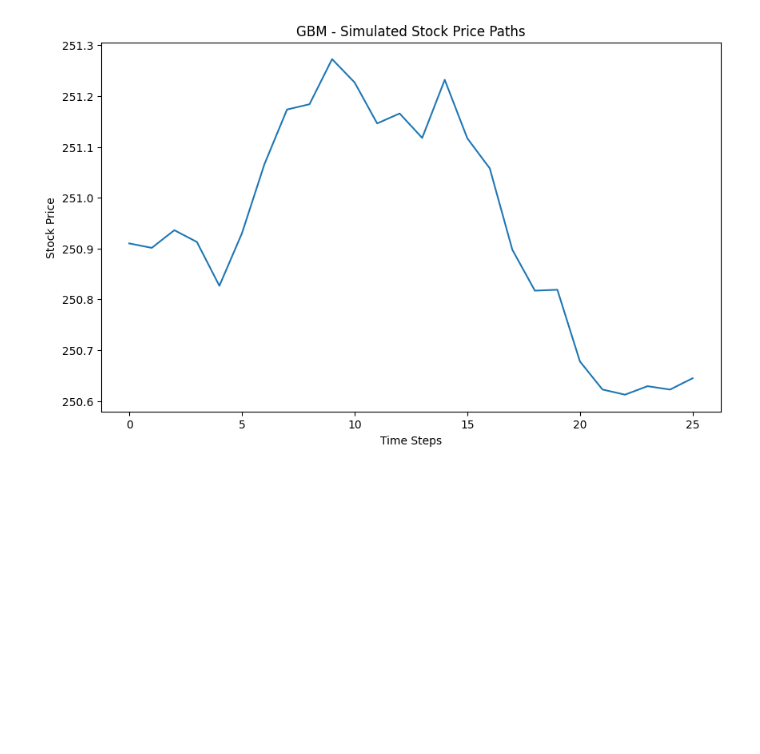
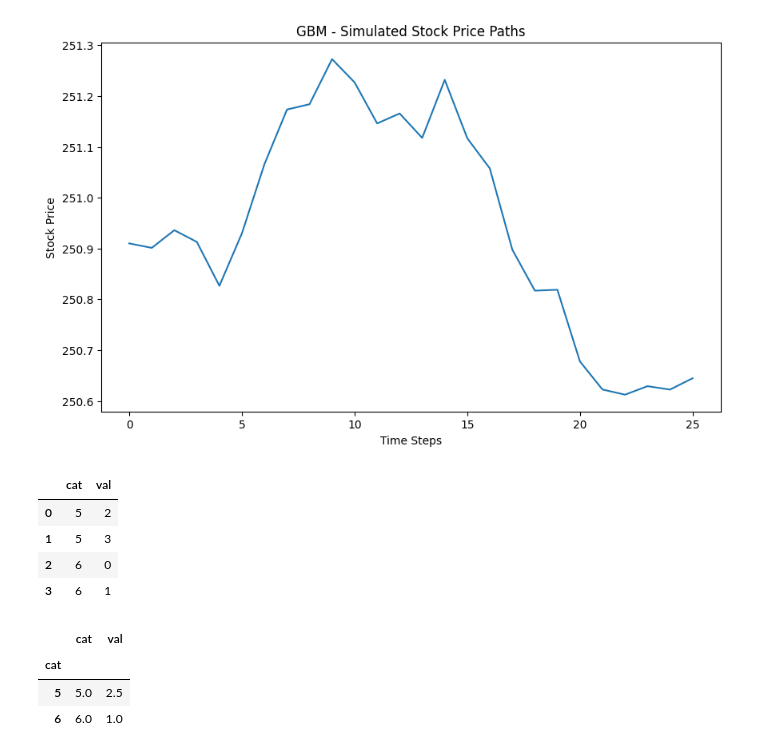
Before and after one commit to yiqwan/stock-forecast-with-sentiment, a Jupyter notebook: notebooks/playground.ipynb, the cells around one changed output. Saved outputs shown, nothing was run; the diff lists cells and outputs as text; code cells hidden in the pictures; blank space fills up the shorter version.

Commit message:
Data

```diff
--- a/notebooks/playground.ipynb
+++ b/notebooks/playground.ipynb
@@ -195,3 +195,28 @@ plt.show()
 25    250.644721
 dtype: float64
 [figure]
+# %%
+import pandas as pd
+data = {
+    'cat': [5, 5, 6, 6],
+    'val': [2, 3, 0, 1]
+}
+df = pd.DataFrame(data)
+df
+# %% [output]
+|  | cat | val |
+| 0 | 5 | 2 |
+| 1 | 5 | 3 |
+| 2 | 6 | 0 |
+| 3 | 6 | 1 |
+# %%
+def custom_agg(grp):
+    combined = grp[grp['val'] > 0].mean()
+    return combined
+
+df.groupby('cat').apply(custom_agg)
+# %% [output]
+|  | cat | val |
+| cat |  |  |
+| 5 | 5.0 | 2.5 |
+| 6 | 6.0 | 1.0 |
```
Also changed, not shown: 13 other files.
